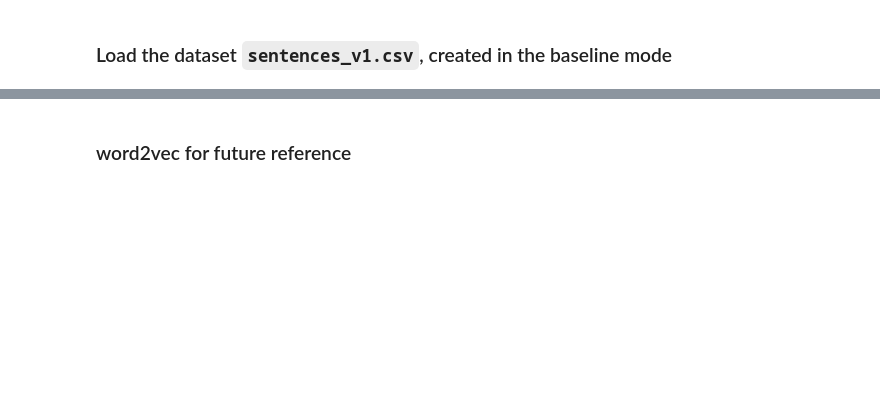
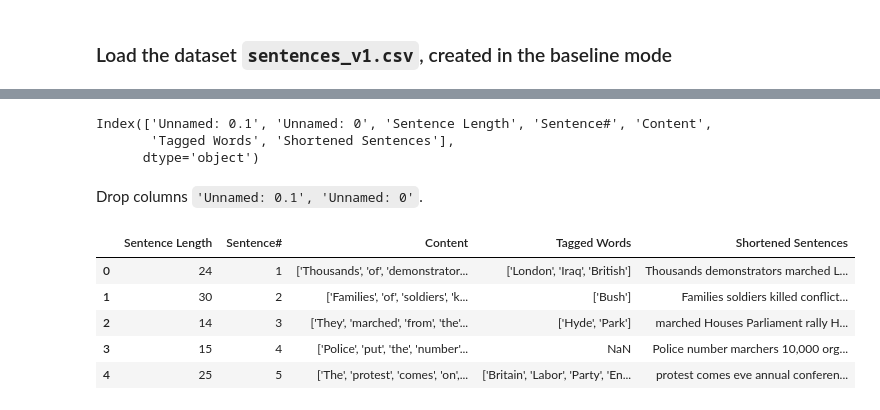
Before and after one commit to LaplaceCherub/glg-project, a Jupyter notebook: week_8_models/clustering_model.ipynb, the cells around one changed output, grey strips where cells are left out. Drawn from its saved outputs; the diff is of its cells as text; code cells hidden in the pictures; blank space fills up the shorter version.

```diff
--- a/week_8_models/clustering_model.ipynb
+++ b/week_8_models/clustering_model.ipynb
@@ -146,2 +23,0 @@ sentences_df.to_csv('sentences_v1.csv')
-# %% [markdown]
-### word2vec for future reference
@@ -147,0 +26,8 @@ sentences_df.to_csv('sentences_v1.csv')
+# %%
+sentences_df.columns
+# %% [output]
+Index(['Unnamed: 0.1', 'Unnamed: 0', 'Sentence Length', 'Sentence#', 'Content',
+       'Tagged Words', 'Shortened Sentences'],
+      dtype='object')
+# %% [markdown]
+Drop columns `'Unnamed: 0.1', 'Unnamed: 0'`.
@@ -147,0 +36,9 @@ sentences_df.to_csv('sentences_v1.csv')
+# %%
+sentences_df.head()
+# %% [output]
+|  | Sentence Length | Sentence# | Content | Tagged Words | Shortened Sentences |
+| 0 | 24 | 1 | ['Thousands', 'of', 'demonstrator... | ['London', 'Iraq', 'British'] | Thousands demonstrators marched L... |
+| 1 | 30 | 2 | ['Families', 'of', 'soldiers', 'k... | ['Bush'] | Families soldiers killed conflict... |
+| 2 | 14 | 3 | ['They', 'marched', 'from', 'the'... | ['Hyde', 'Park'] | marched Houses Parliament rally H... |
+| 3 | 15 | 4 | ['Police', 'put', 'the', 'number'... | NaN | Police number marchers 10,000 org... |
+| 4 | 25 | 5 | ['The', 'protest', 'comes', 'on',... | ['Britain', 'Labor', 'Party', 'En... | protest comes eve annual conferen... |
```
Also changed, not shown: parts of 91 cells of this notebook.
